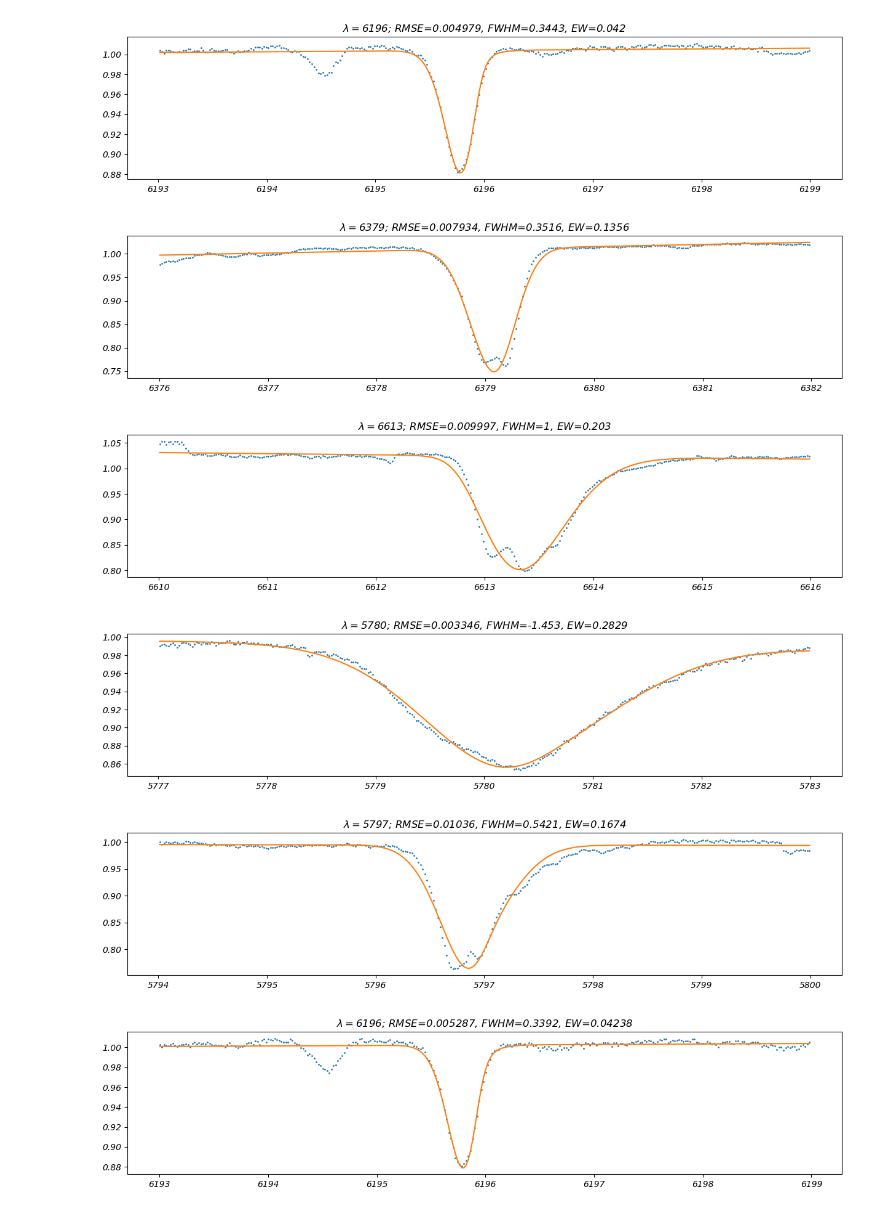
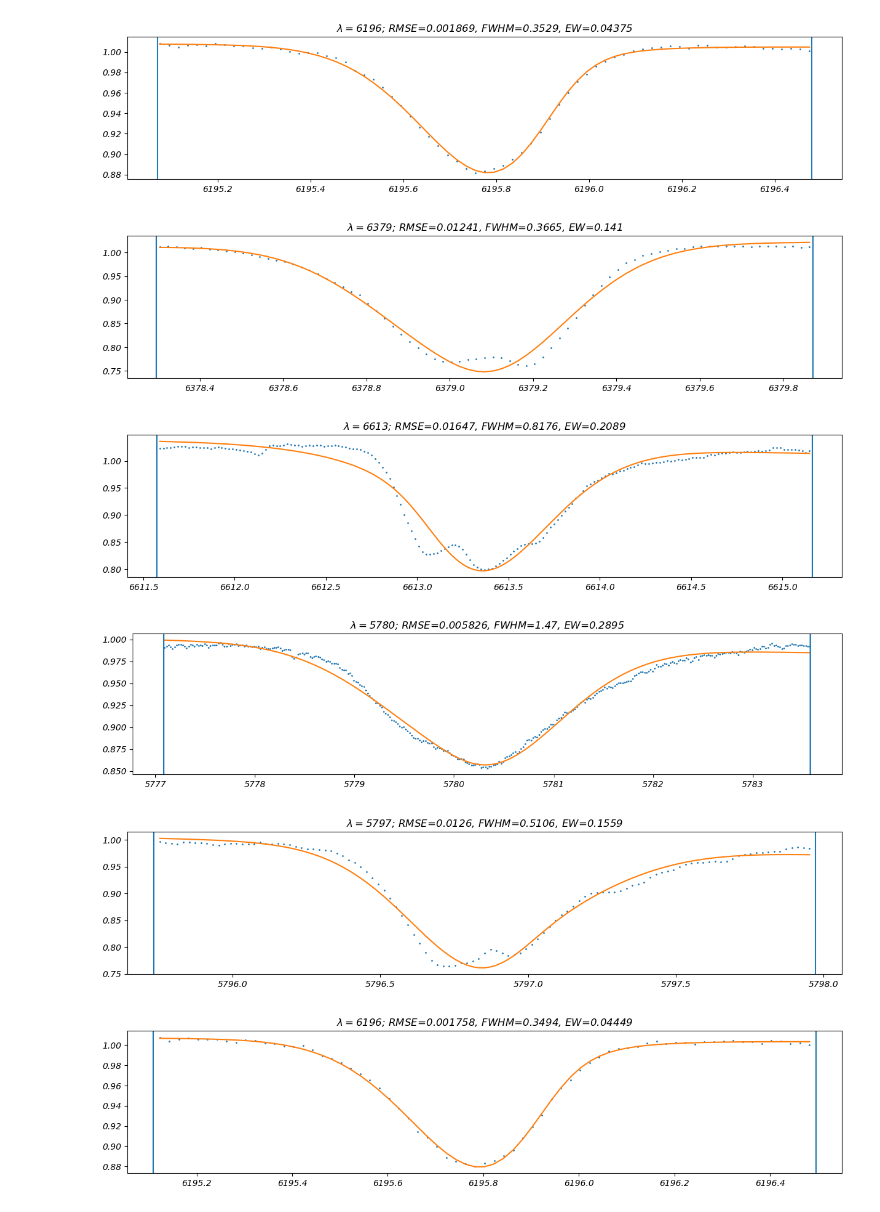
Before and after one commit to JvZeijl/brp-edibles, a Jupyter notebook: gaussian2.ipynb, the cells around one changed output. Saved outputs shown, nothing was run; the diff lists cells and outputs as text; code cells hidden in the pictures.

Commit message:
select 5 sigma around peak

```diff
--- a/gaussian2.ipynb
+++ b/gaussian2.ipynb
@@ -37,7 +39,7 @@ for subspectrum in hd185859:
             continue
 
         fig, ax = plt.subplots(1, 1, figsize=(15, 3))
-        result = subspectrum.select_dib(center, (3, 3), ax=ax)
+        result = subspectrum.select_dib(center, ax=ax)
 
         if result is None:
             continue
@@ -69,6 +71,6 @@ tabulate(table_data, table_headers, tablefmt='html')
-[figure, old version]
+[figure, new version]
-[figure, old version]
+[figure, new version]
-[figure, old version]
+[figure, new version]
-[figure, old version]
+[figure, new version]
-[figure, old version]
+[figure, new version]
-[figure, old version]
+[figure, new version]
```
Also changed, not shown: parts of 3 cells of this notebook, 1 other file.
